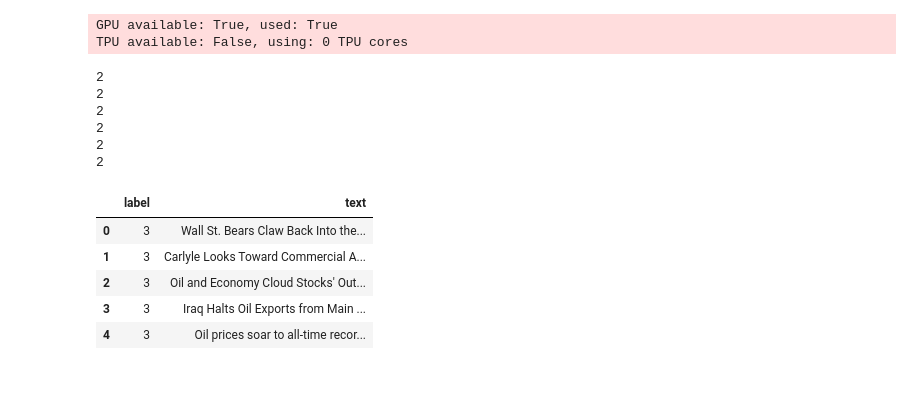
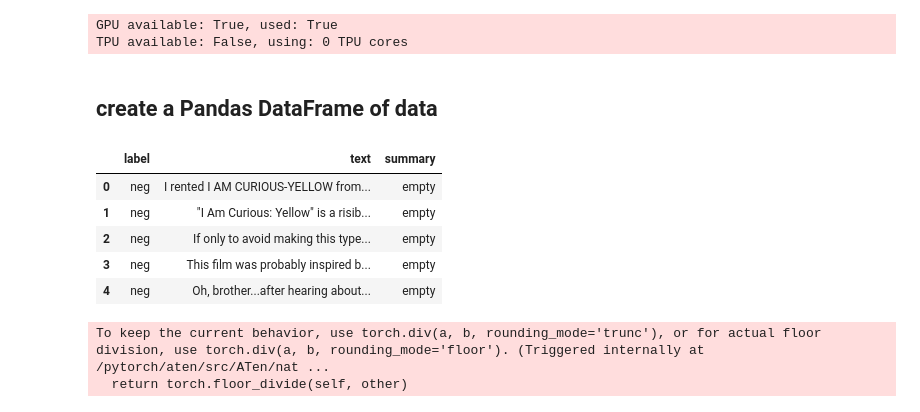
Before and after one commit to RoyElkabetz/Sentiment-Classification-of-Machine-Summarized-Text, a Jupyter notebook: T5_Summarizer_pipeline.ipynb, the cells around one changed output. Saved outputs shown, nothing was run; the diff lists cells and outputs as text; code cells hidden in the pictures; blank space fills up the shorter version.

```diff
--- a/T5_Summarizer_pipeline.ipynb
+++ b/T5_Summarizer_pipeline.ipynb
@@ -214,42 +207,39 @@ def summarizer(text):
   ]
 
   return ''.join(preds)
-# %%
-train_iter = AG_NEWS(split='train')
-for i, sample in enumerate(train_iter):
-  print(len(sample))
-  if i == 5:
-    break
-# %% [output]
-2
-2
-2
-2
-2
-2
 # %%
-train_iter = AG_NEWS(split='train')
+# down load dataset as an iterator
+train_iter = IMDB(split='train')
 labels = []
 texts = []
+
 for i, (label, text) in enumerate(train_iter):
   labels.append(label)
-  texts.append(text)
+  texts.append(text[:512])
+
+summary = ['empty'] * len(texts)
+# %% [markdown]
+## create a Pandas DataFrame of data
 # %%
-train_df = pd.DataFrame.from_dict({'label': labels, 'text': texts})
+train_df = pd.DataFrame.from_dict({'label': labels, 'text': texts, 'summary': summary})
+train_df = train_df.dropna()
 train_df.head()
 # %% [output]
-|  | label | text |
-| 0 | 3 | Wall St. Bears Claw Back Into the... |
-| 1 | 3 | Carlyle Looks Toward Commercial A... |
-| 2 | 3 | Oil and Economy Cloud Stocks' Out... |
-| 3 | 3 | Iraq Halts Oil Exports from Main ... |
-| 4 | 3 | Oil prices soar to all-time recor... |
+|  | label | text | summary |
+| 0 | neg | I rented I AM CURIOUS-YELLOW from... | empty |
+| 1 | neg | "I Am Curious: Yellow" is a risib... | empty |
+| 2 | neg | If only to avoid making this type... | empty |
+| 3 | neg | This film was probably inspired b... | empty |
+| 4 | neg | Oh, brother...after hearing about... | empty |
 # %%
+# check a single example
 with torch.no_grad():
-
-  sample_row = train_df.iloc[4]
+  sample_row = train_df.iloc[0]
   text = sample_row['text']
   model_summary = summarizer(text)
+# %% [output]
+To keep the current behavior, use torch.div(a, b, rounding_mode='trunc'), or for actual floor division, use torch.div(a, b, rounding_mode='floor'). (Triggered internally at  /pytorch/aten/src/ATen/nat ...
+  return torch.floor_divide(self, other)
 # %%
 text
 # %% [output]
```
Also changed, not shown: parts of 16 cells of this notebook.
